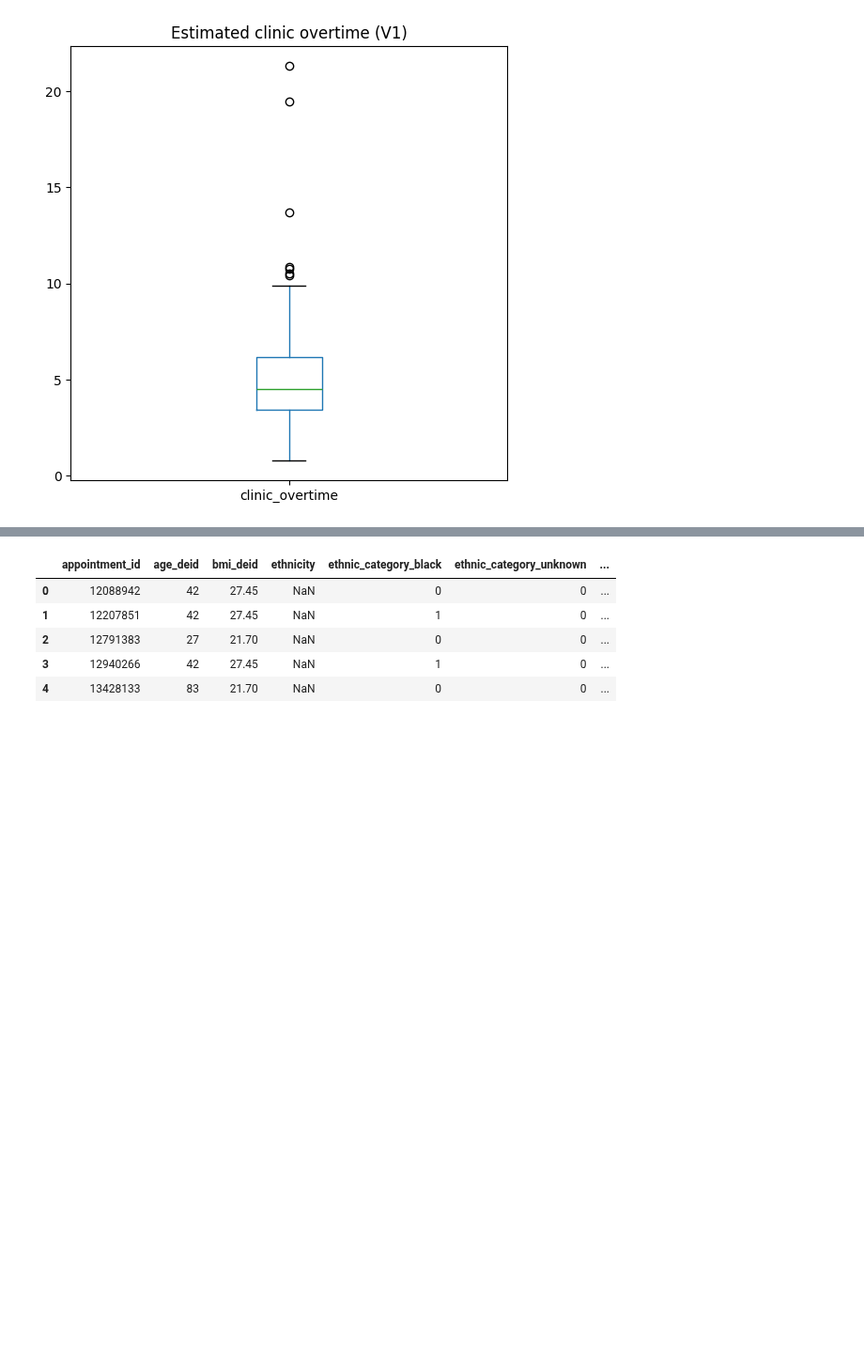
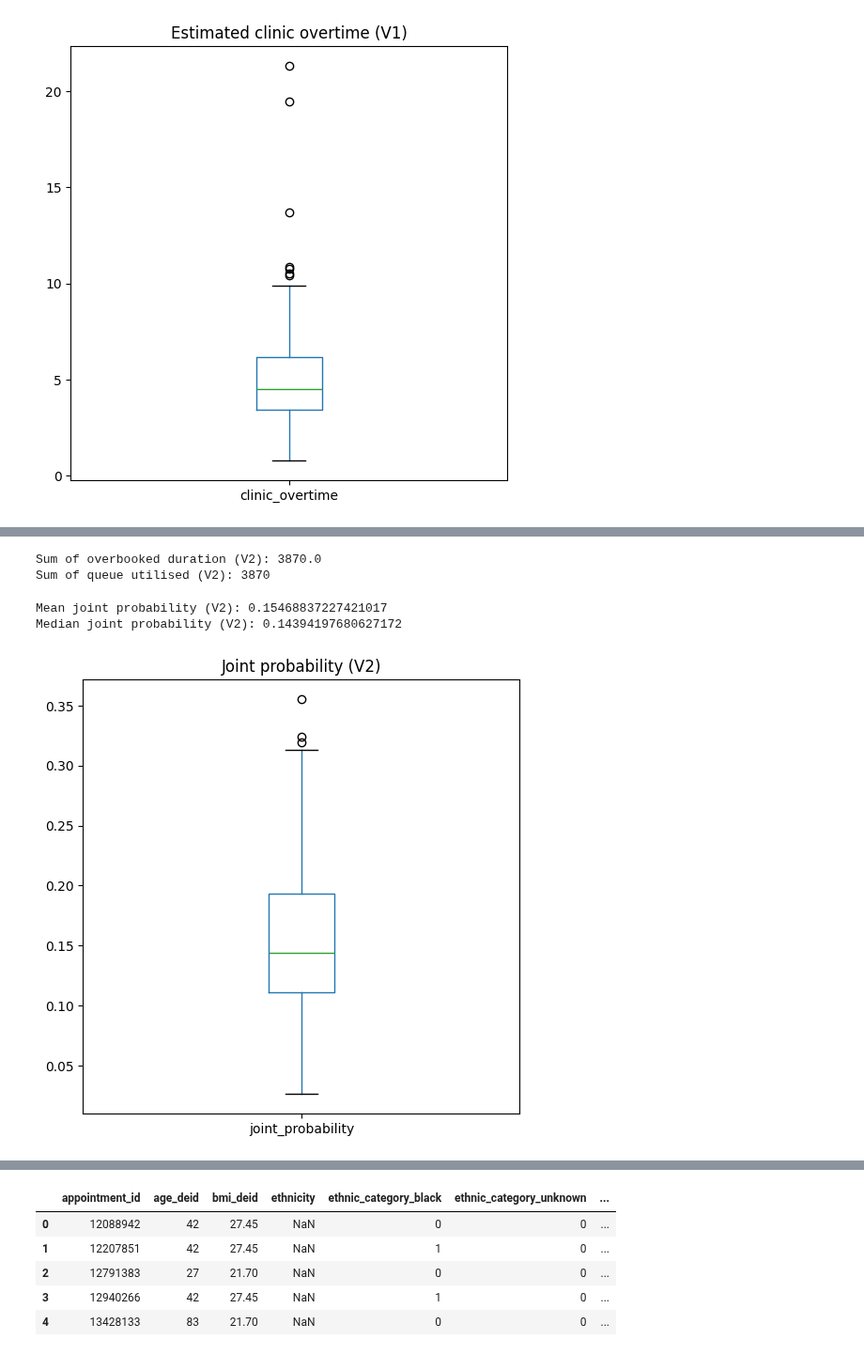
Before and after one commit to hallucinojenlee/hds_dna, a Jupyter notebook: scripts/overbooking_model.ipynb, the cells around one changed output, grey strips where cells are left out. Shown at 94% size. Cells and saved outputs as stored; diff of their text form; code cells hidden in the pictures; blank space fills up the shorter version.

Commit message:
split out multiple queues as v2

```diff
--- a/scripts/overbooking_model.ipynb
+++ b/scripts/overbooking_model.ipynb
@@ -899,0 +453,27 @@ Median of weeks waiting reduced: 51.5
+# %%
+# Calculate time gap of the overbooked appointments (original vs new/overbooked)
+
+# Append appointment dates to the overbooked_df
+# 1. For the very high risk appointments
+overbooked_df_V2 = pd.merge(overbooked_df_V2,
+                            data[["appointment_id", "appt_date", "did_not_attend_risk"]].rename(columns={"appt_date": "very_high_appt_date",
+                                                                                                                          "did_not_attend_risk": "very_high_dna_risk"}),
+                            left_on="very_high_appt_id",
+                            right_on="appointment_id",
+                            how="left").drop(columns=["appointment_id"])
+# 2. For the overbooked appointments (incl. appt duration & DNA risk score)
+overbooked_df_V2 = pd.merge(overbooked_df_V2,
+                            data[["appointment_id", "appt_date", "did_not_attend_risk", "weekswaiting","appt_duration"]].rename(columns={"appt_date": "original_overbooked_appt_date",
+                                                                                                                          "did_not_attend_risk": "original_overbooked_dna_risk",
+                                                                                                                          "weekswaiting": "original_overbooked_weekswaiting",}),
+                            left_on="overbooked_appt_id",
+                            right_on="appointment_id",
+                            how="left").drop(columns=["appointment_id"])
+
+# Calculate the time gap between the original and overbooked appointments
+overbooked_df_V2["time_gap_days"] = (pd.to_datetime(overbooked_df_V2["original_overbooked_appt_date"]) - pd.to_datetime(overbooked_df_V2["very_high_appt_date"])).dt.days
+
+# Convert time_gap_days into weeks
+overbooked_df_V2["time_gap_weeks"] = overbooked_df_V2["time_gap_days"] / 7
+
+overbooked_df_V2
@@ -899,0 +508,36 @@ Median of weeks waiting reduced: 51.5
+# %%
+# Count the remaining appointments in each queue
+remaining_10_V2 = len(queue10_V2) * 10
+remaining_15_V2 = len(queue15_V2) * 15
+remaining_20_V2 = len(queue20_V2) * 20
+remaining_30_V2 = len(queue30_V2) * 30
+remaining_75_V2 = len(queue75_V2) * 75
+
+# Sum the remaining appointments
+remainder_queue_time_V2 = remaining_10_V2 + remaining_15_V2 + remaining_20_V2 + remaining_30_V2 + remaining_75_V2
+remainder_queue_time_V2
+
+# Sum the duration of the overbooked appointments
+print("Sum of overbooked duration (V2):", overbooked_df_V2["appt_duration"].sum())
+
+# Calculate the total duration of the overbooked appointments utilised
+print("Sum of queue utilised (V2):", queue_time_V2 - remainder_queue_time_V2)
+# %% [output]
+Sum of overbooked duration (V2): 3870.0
+Sum of queue utilised (V2): 3870
+# %%
+# Calculate probability of clinic overtime
+overbooked_df_V2["joint_probability"] = overbooked_df_V2["very_high_dna_risk"] * overbooked_df_V2["original_overbooked_dna_risk"]
+
+# Calculate the mean joint probability
+print("Mean joint probability (V2):", overbooked_df_V2["joint_probability"].mean())
+print("Median joint probability (V2):", overbooked_df_V2["joint_probability"].median())
+
+# Plot boxplot
+overbooked_df_V2.boxplot(column="joint_probability", figsize=(6, 6), grid=False)
+plt.title("Joint probability (V2)")
+plt.show()
+# %% [output]
+Mean joint probability (V2): 0.15468837227421017
+Median joint probability (V2): 0.14394197680627172
+[figure, added]
```
Also changed, not shown: parts of 53 cells of this notebook.
